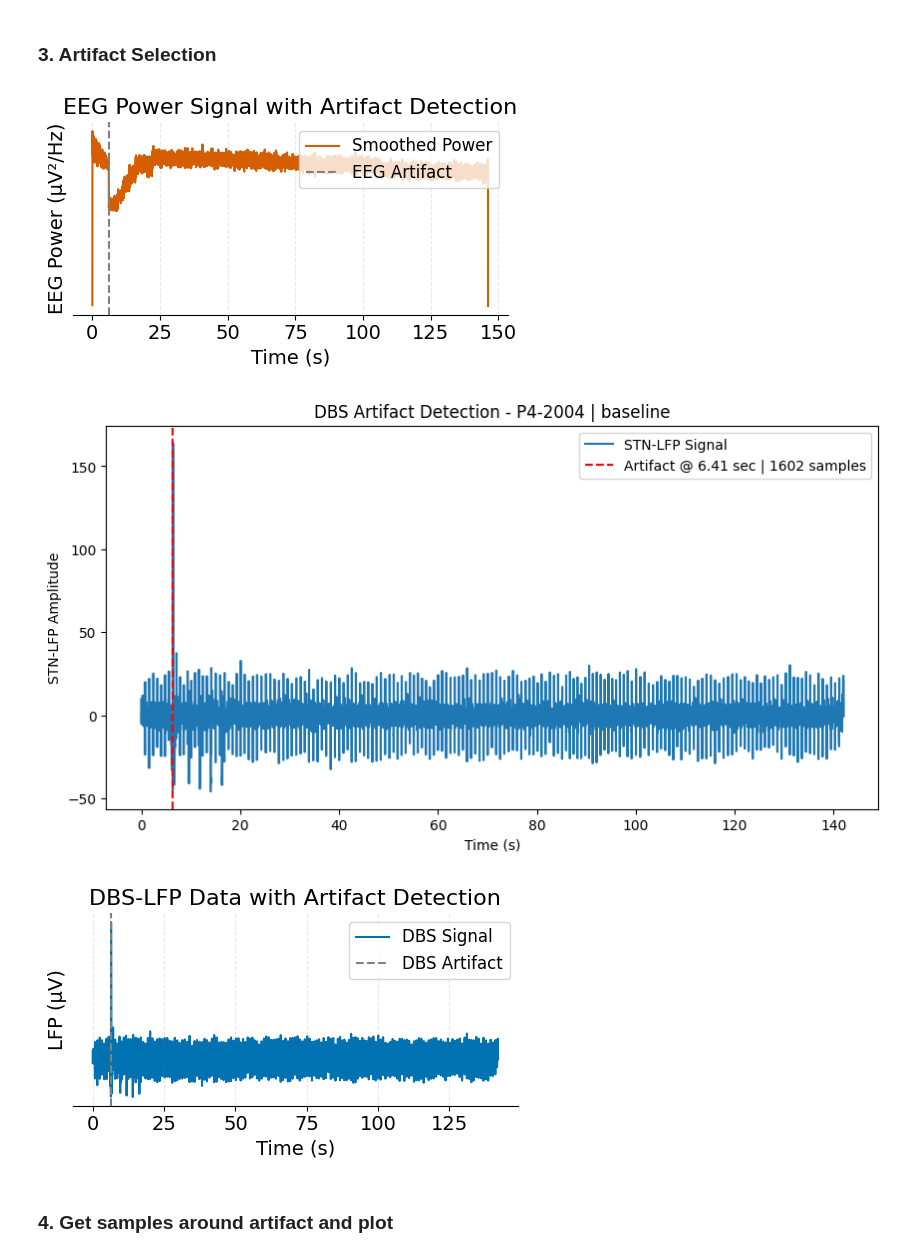
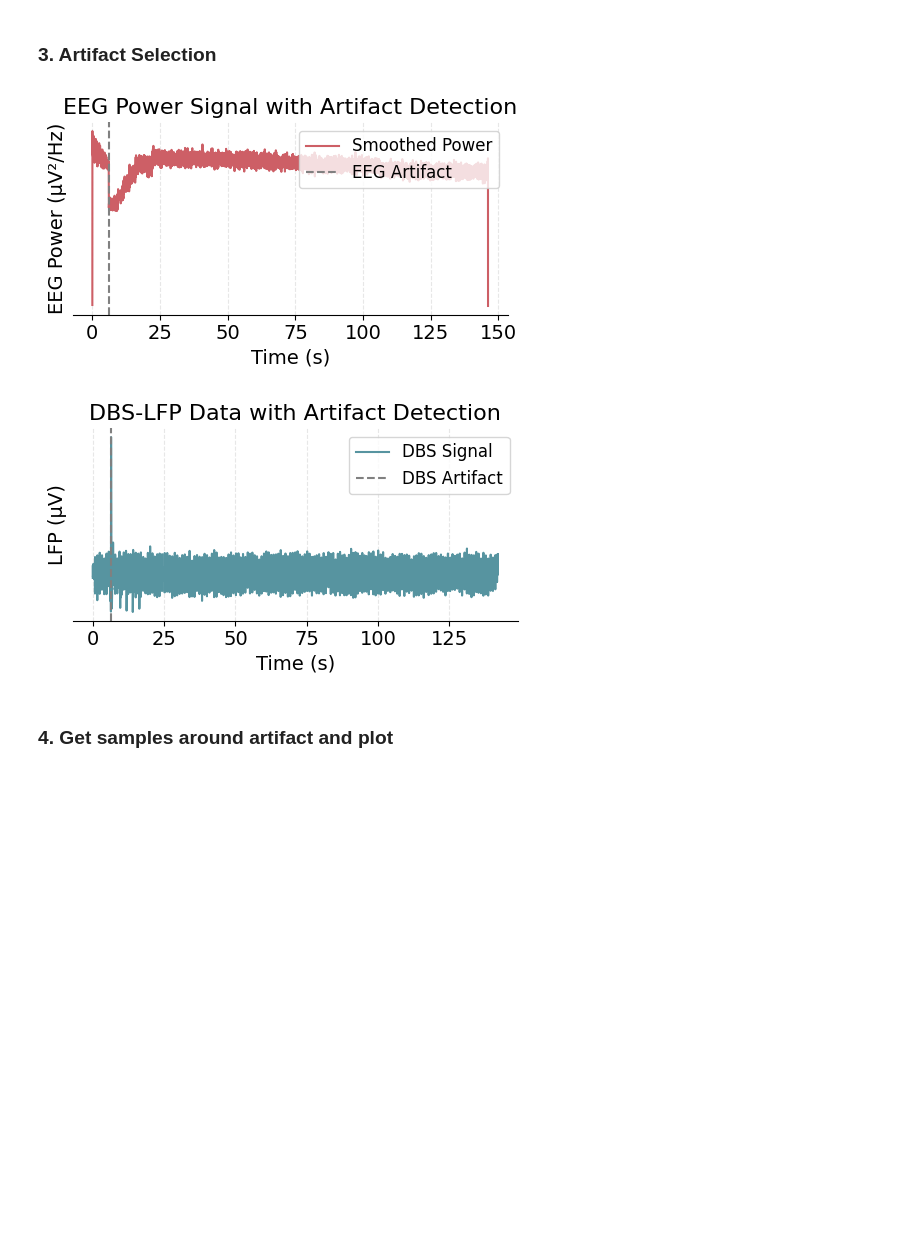
Before and after one commit to lenasalz/dbs-eeg-sync, a Jupyter notebook: notebooks/publication_figures.ipynb, the cells around one changed output. Drawn from its saved outputs; the diff is of its cells as text; code cells hidden in the pictures; blank space fills up the shorter version.

```diff
--- a/notebooks/publication_figures.ipynb
+++ b/notebooks/publication_figures.ipynb
@@ -418,8 +367,8 @@ sync_idx = best_result["onset_index"]
 
 plt.figure(figsize=(5, 3))
 # Plot line
-plt.plot(eeg_power_time_vector_cut, best_eeg_power_smoothed_cut, label="Smoothed Power", color="#D55E00")
-# plt.plot(eeg_sample_indices_cut, best_eeg_power_smoothed_cut, label="Smoothed Power", color="#D55E00")  # for samples
+plt.plot(eeg_power_time_vector_cut, best_eeg_power_smoothed_cut, label="Smoothed Power", color=EEG_COLOR)
+# plt.plot(eeg_sample_indices_cut, best_eeg_power_smoothed_cut, label="Smoothed Power", color=EEG_COLOR)  # for samples
 
 # Sync artifact
 plt.axvline(sync_time, color="grey", linestyle="--", label=f"EEG Artifact")
@@ -448,7 +397,7 @@ plt.tight_layout()
 plt.savefig(f"outputs/plots/fig3c_eeg_power_artifact.pdf")
 plt.show()
 # %% [output]
-[figure, old version]
+[figure, new version]
 # %%
 # Find DBS sync artifact
 dbs_signal =  dbs_data["TimeDomainData"].values
@@ -466,38 +415,37 @@ dbs_time_axis = np.arange(len(dbs_signal)) / dbs_fs
 plt.figure(figsize=(5, 3))
 
 # Plot DBS signal
-plt.plot(dbs_time_axis, dbs_signal, label="DBS Signal", color="#0072B2")
-# plt.plot(np.arange(len(dbs_signal)), dbs_signal, label="DBS Signal", color="#0072B2")  # for samples
+plt.plot(dbs_time_axis, dbs_signal, label="DBS Signal", color=DBS_COLOR)
+# plt.plot(np.arange(len(dbs_signal)), dbs_signal, label="DBS Signal", color=DBS_COLOR)  # for samples
 
 # Mark detected artifact
 plt.axvline(dbs_time_axis[dbs_peak_idx], color='grey', linestyle='--', label=f'DBS Artifact')
 # plt.axvline(dbs_peak_idx, color='grey', linestyle='--', label=f'DBS Artifact: {dbs_peak_idx} samples')
 
 # Labels and style
 plt.xlabel('Time (s)', fontsize=14)  # change to 'Samples' if using index
 plt.ylabel('LFP (μV)', fontsize=14)
 plt.title('DBS-LFP Data with Artifact Detection', fontsize=16)
 
 # Clean spines
 for spine in ['top', 'right', 'left']:
     plt.gca().spines[spine].set_visible(False)
 
 # xticks fontsize 14
 plt.tick_params(axis='x', labelsize=14)
 
 plt.yticks([])
 plt.grid(True, linestyle="--", alpha=0.3)
 plt.legend(fontsize=12, loc='upper right')
 
 
 plt.tight_layout()
 # save plot as pdf in outputs/plots
 plt.savefig(f"outputs/plots/fig3e_dbs_artifact.pdf")
 
 plt.show()
 # %% [output]
-[figure, old version]
+[figure, new version]
-[figure, removed]
 # %% [markdown]
 ### 4. Get samples around artifact and plot
 # %%
```
Also changed, not shown: parts of 22 cells of this notebook.
